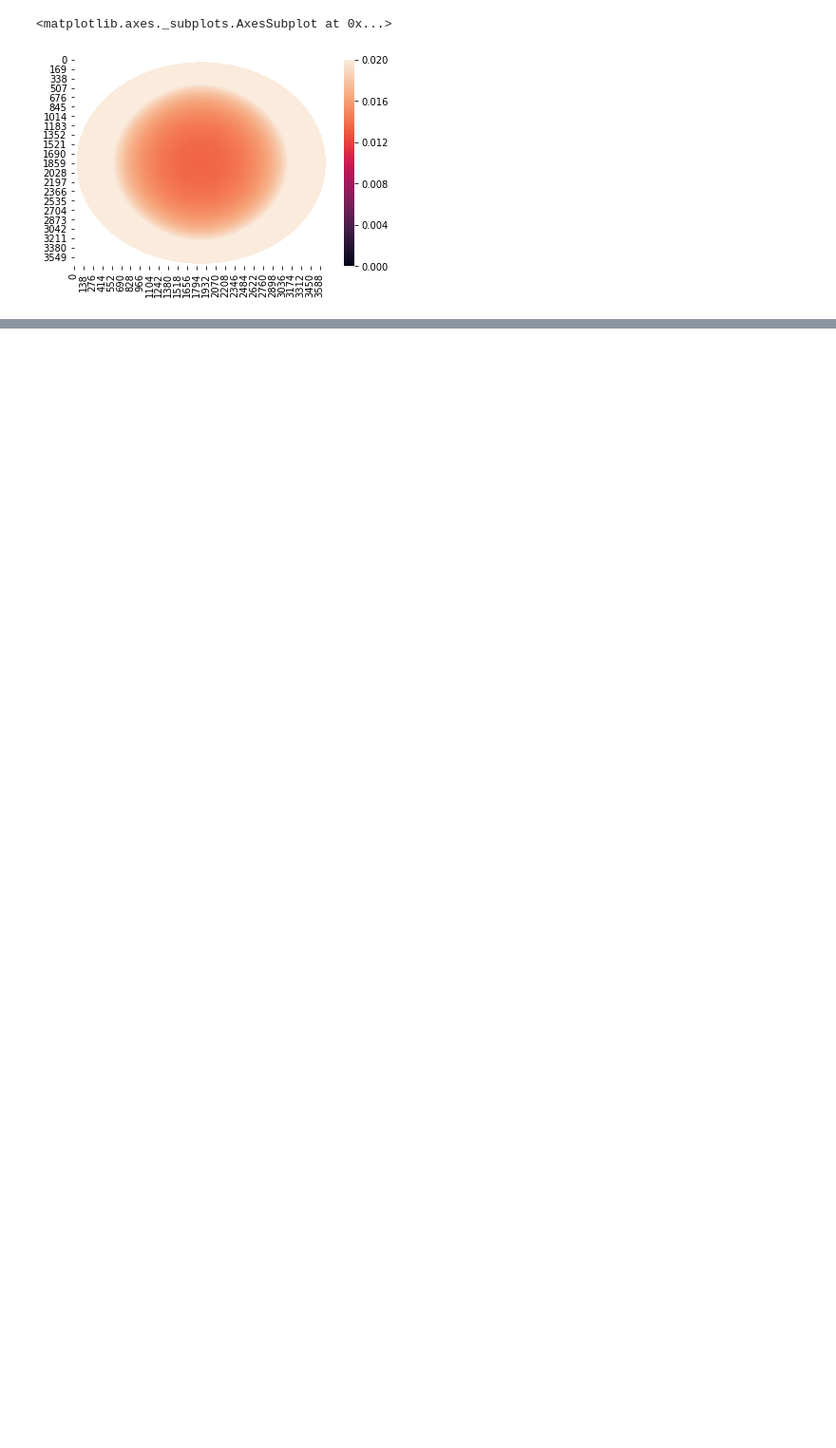
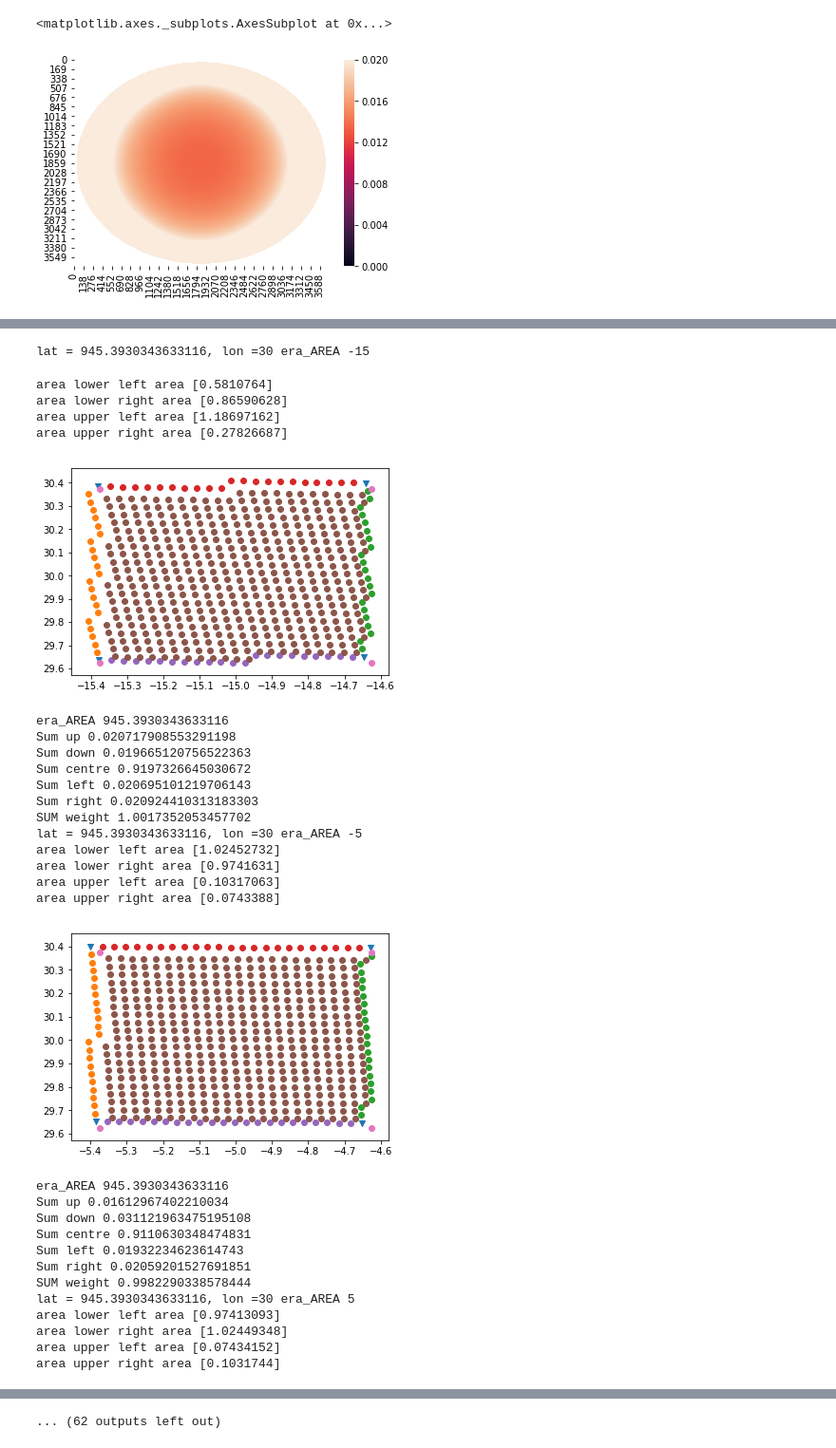
Before and after one commit to hannasv/ms, a Jupyter notebook: notebooks/TestdPhidTheta.ipynb, the cells around one changed output, grey strips where cells are left out. Shown at 95% size. Drawn from its saved outputs; the diff is of its cells as text; code cells hidden in the pictures; blank space fills up the shorter version.

```diff
--- a/notebooks/TestdPhidTheta.ipynb
+++ b/notebooks/TestdPhidTheta.ipynb
@@ -183,2 +44,0 @@ def compute_dDegrees(lat, lon):
-# %%
-d_phi_new2, d_theta_new2, areas = compute_dDegrees(lat_array, lon_array)
@@ -341,0 +356,38 @@ len(idx_up_boundary)
+# %%
+for la in [30, 35, 40, 45, 50, 55]:
+    for lo in [-15, -5, 5, 15, 25, 35]:
+        compute_area_one_cell(lat = la, lon = lo, c_lat = lat_array.reshape(-1),
+                              c_lon = lon_array.reshape(-1), d_theta = d_theta_new2.reshape(-1),
+                              d_phi = d_phi_new2.reshape(-1), cloud_mask_array = cloud_mask.reshape(-1)  )
+# %% [output]
+lat = 945.3930343633116, lon =30 era_AREA -15
+area lower left area [0.5810764]
+area lower right area [0.86590628]
+area upper left area [1.18697162]
+area upper right area [0.27826687]
+[figure, added]
+era_AREA 945.3930343633116
+Sum up 0.020717908553291198
+Sum down 0.019665120756522363
+Sum centre 0.9197326645030672
+Sum left 0.020695101219706143
+Sum right 0.020924410313183303
+SUM weight 1.0017352053457702
+lat = 945.3930343633116, lon =30 era_AREA -5
+area lower left area [1.02452732]
+area lower right area [0.9741631]
+area upper left area [0.10317063]
+area upper right area [0.0743388]
+[figure, added]
+era_AREA 945.3930343633116
+Sum up 0.01612967402210034
+Sum down 0.031121963475195108
+Sum centre 0.9110630348474831
+Sum left 0.01932234623614743
+Sum right 0.02059201527691851
+SUM weight 0.9982290338578444
+lat = 945.3930343633116, lon =30 era_AREA 5
+area lower left area [0.97413093]
+area lower right area [1.02449348]
+area upper left area [0.07434152]
+area upper right area [0.1031744]
@@ -342,3 +433,4 @@ len(idx_up_boundary)
+... (62 outputs left out)
 # %%
 plt.scatter(c_lon[idx_up_boundary],   c_lat[idx_up_boundary])
 plt.scatter(c_lon[idx_down_boundary], c_lat[idx_down_boundary])
```
Also changed, not shown: parts of 92 cells of this notebook, 7 other files.
